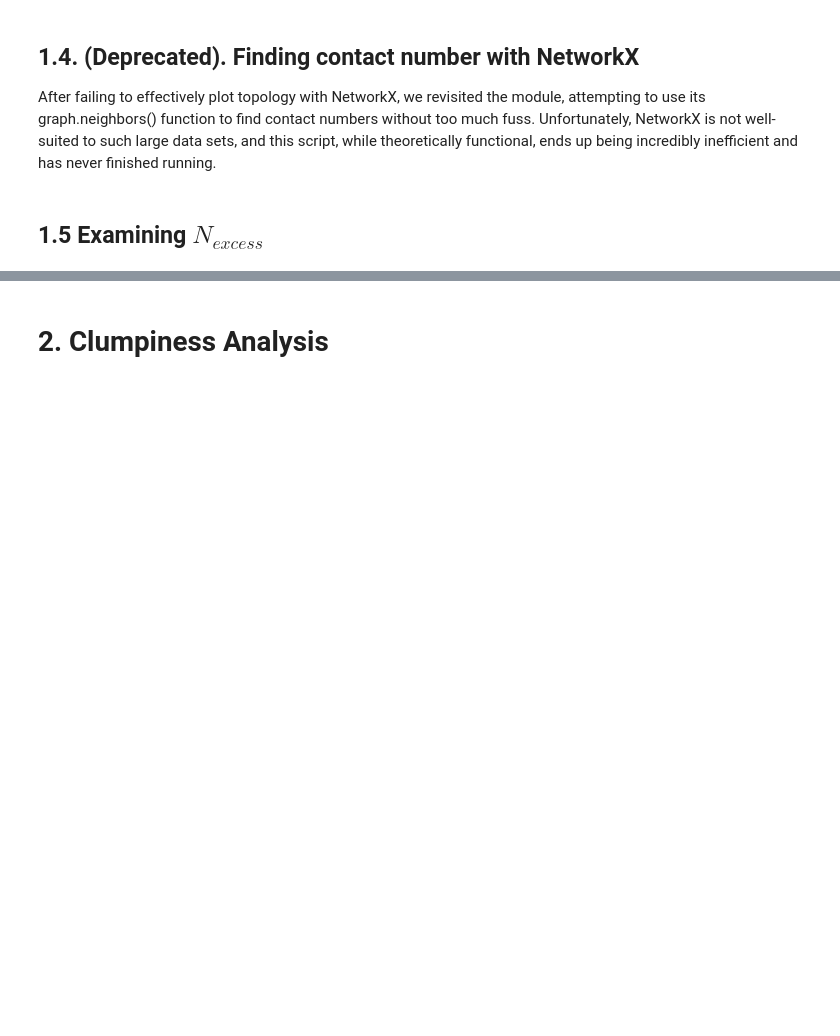
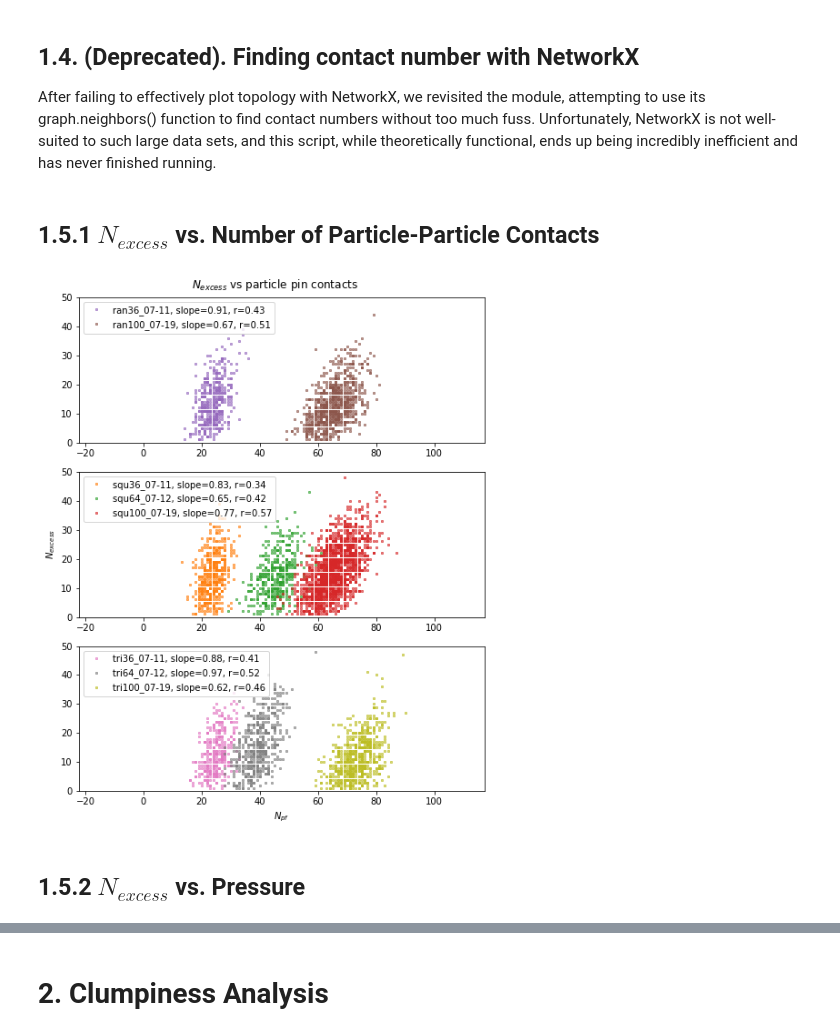
Before and after one commit to andyletzhang/SwatGrains, a Jupyter notebook: BondInfo_Analysis.ipynb, the cells around one changed output, grey strips where cells are left out. Saved outputs shown, nothing was run; the diff lists cells and outputs as text; code cells hidden in the pictures; blank space fills up the shorter version.

```diff
--- a/BondInfo_Analysis.ipynb
+++ b/BondInfo_Analysis.ipynb
@@ -266,5 +328,52 @@ plt.title('Contact number barplot for {} lattice of {} pins, mean = {}'.format(t
 plt.xlabel('Contact Number')
 #plt.savefig('plots/contact_barplot_{}{}.png'.format(*[trialInfo[x] for x in ['geometry','pins']]), dpi=300)
 plt.show()
+# %% [markdown]
+## 1.5.1 $N_{excess}$ vs. Number of Particle-Particle Contacts
+# %%
+#import matplotlib
+#matplotlib.rcParams.update(matplotlib.rcParamsDefault)
+from scipy import stats
+# What's really important: picking a fun color scheme
+#colormap = matplotlib.cycler('color', ['#1f77b4', '#ff7f0e', '#2ca02c', '#d62728', '#9467bd', 'r', '#FFFFFF', '#FFFFFF']) # classic
+#colormap = matplotlib.cycler('color',['#FAD55C','#68C182','#267DB3','#ED6647','#8561C8','#000000', '#fef9e6', '#c0dff2']) # blue-yellow
+#plt.rc('axes',prop_cycle=colormap)
+
+fig, (axRan, axSqu, axTri) = plt.subplots(3,1,figsize=(8,10))
+for colorCounter, file in enumerate(files):
+    if file[:3]!='non':
+        N_pp=dataDict[file][dataDict[file].bondType<=2].groupby(level=0).size()
+        N_pf=dataDict[file][dataDict[file].bondType>=3].groupby(level=0).size()
+        num_particles=sort_particles(dataDict[file], types=[1,2]).drop_duplicates(keep='first').groupby('trialName').size()
+        N_excess=N_pp+N_pf-2*num_particles-1
+        N_pf=N_pf[N_excess>0]
+        N_excess=N_excess[N_excess>0]
+        regression=stats.linregress(N_pf,N_excess)
+        yValues=np.array([0,50])
+        xValues=(yValues-regression[1])/regression[0]
+        if file[:3]=='ran':
+            axRan.plot(N_pf, N_excess, 's', ms=2, label='{}, slope={slope:.2f}, r={r:.2f}'.format(file, slope=regression[0], r=regression[2]), alpha=0.6, color='C{}'.format(colorCounter))
+            axRan.plot(xValues,yValues, color='C{}'.format(colorCounter))
+        elif file[:3]=='squ':
+            axSqu.plot(N_pf, N_excess, 's', ms=2, label='{}, slope={slope:.2f}, r={r:.2f}'.format(file, slope=regression[0], r=regression[2]), alpha=0.6, color='C{}'.format(colorCounter))
+            axSqu.plot(xValues,yValues, color='C{}'.format(colorCounter))
+        elif file[:3]=='tri':
+            axTri.plot(N_pf, N_excess, 's', ms=2, label='{}, slope={slope:.2f}, r={r:.2f}'.format(file, slope=regression[0], r=regression[2]), alpha=0.6, color='C{}'.format(colorCounter))
+            axTri.plot(xValues,yValues, color='C{}'.format(colorCounter))
+
+for axis in [axRan,axSqu,axTri]:
+    axis.set(aspect='equal',adjustable='datalim')
+    axis.set_xlim(0,95)
+    axis.set_ylim(0,50)
+    axis.legend(loc='upper left')
+
+plt.xlabel('$N_{pf}$')
+axSqu.set_ylabel('$N_{excess}$')
+fig.suptitle('$N_{excess}$ vs. particle pin contacts', y=0.91
+)
+#plt.savefig('plots/Nexcess_vs_Npf-July20-regressed.png', dpi=300)
+plt.show()
+# %% [output]
+[figure, added]
 # %% [markdown]
-## 1.5 Examining $N_{excess}$
+## 1.5.2 $N_{excess}$ vs. Pressure
```
Also changed, not shown: parts of 34 cells of this notebook, 2 other files.
